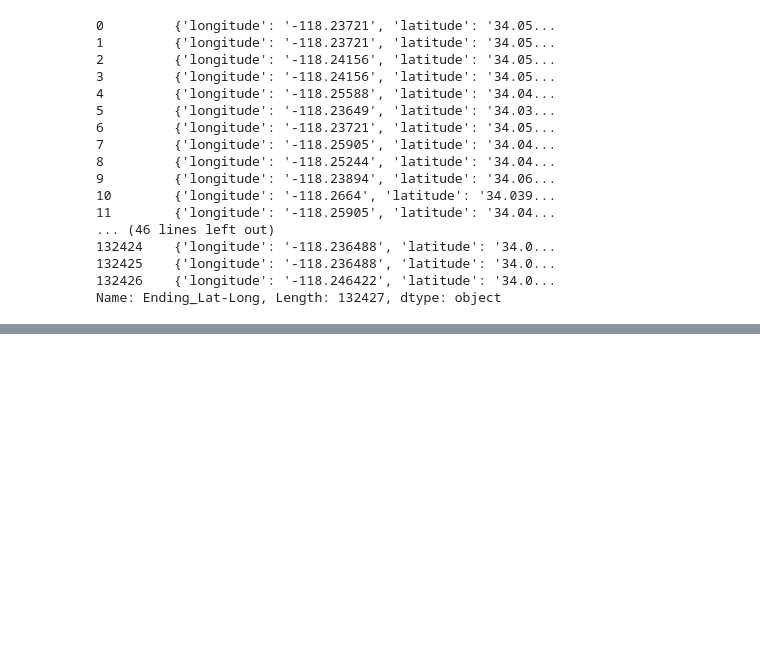
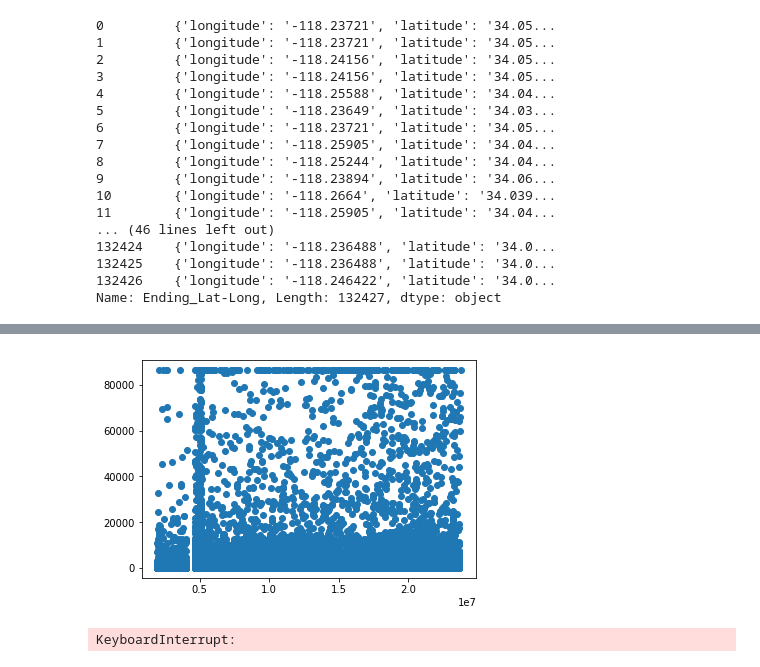
Before and after one commit to Matthew-Tuazon/C1-MindSumo, a Jupyter notebook: data/Bike Notebook Python 3.ipynb, the cells around one changed output, grey strips where cells are left out. Saved outputs shown, nothing was run; the diff lists cells and outputs as text; code cells hidden in the pictures; blank space fills up the shorter version.

```diff
--- a/data/Bike Notebook Python 3.ipynb
+++ b/data/Bike Notebook Python 3.ipynb
@@ -43,0 +64,9 @@ Name: Ending_Lat-Long, Length: 132427, dtype: object
+# %%
+plt.plot(df.Trip_ID, df.Duration, 'o') #x,y,
+plt.show()
+# %% [output]
+[figure, added]
+# %%
+df.plot(title='Average Price', x='Trip_ID', y='Duration', kind='barh', figsize=(20,10))
+# %% [output]
+KeyboardInterrupt:
```
Also changed, not shown: parts of 15 cells of this notebook.
